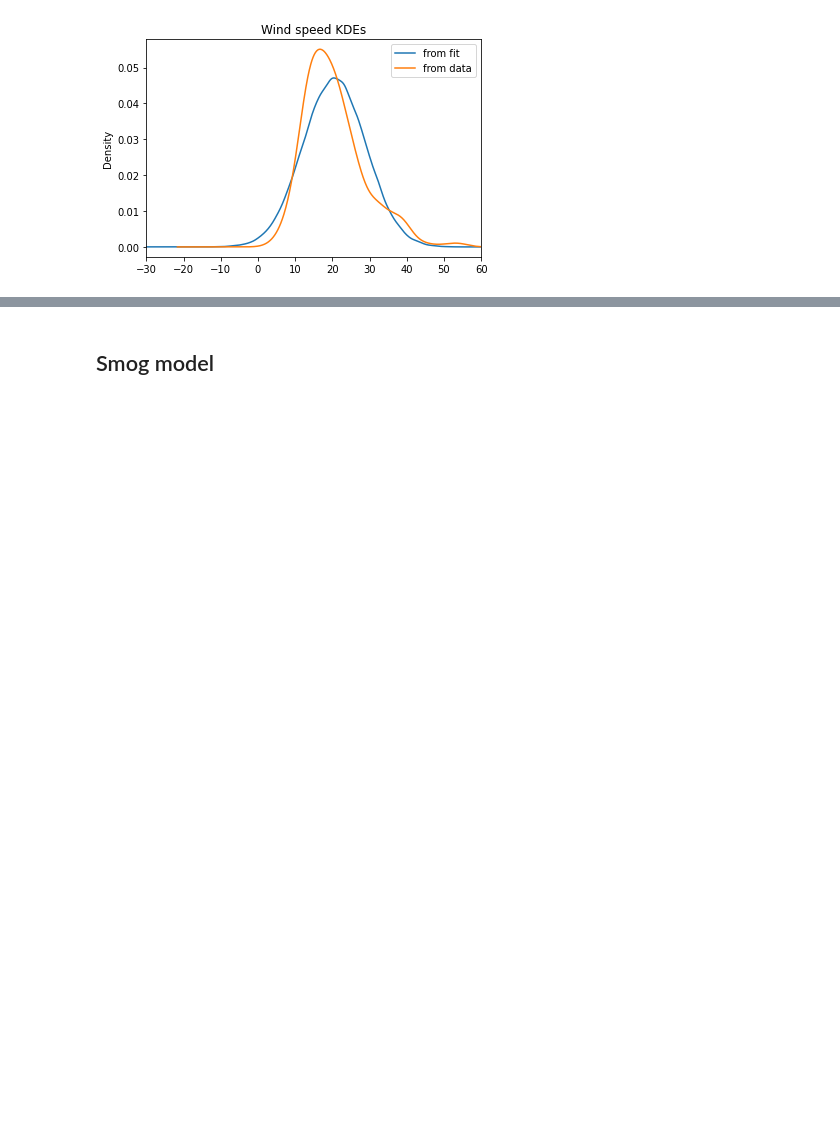
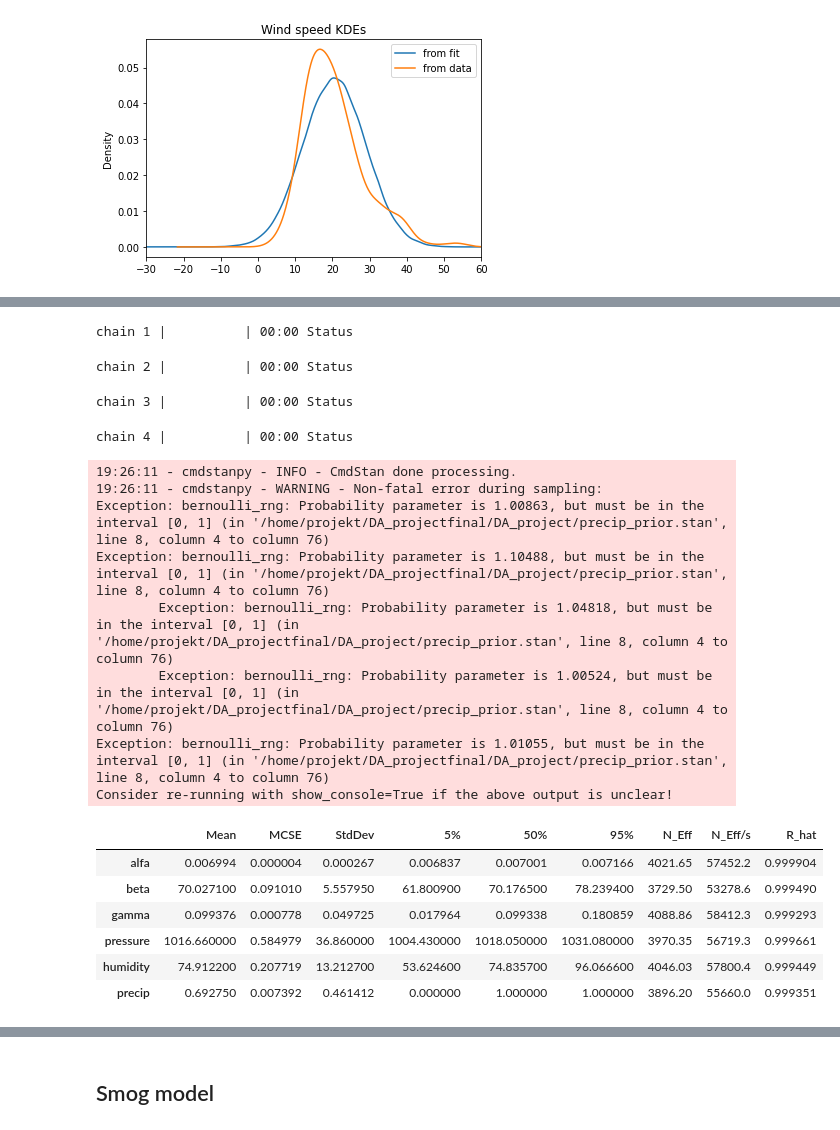
Before and after one commit to joannanuzka/DA_project, a Jupyter notebook: project.ipynb, the cells around one changed output, grey strips where cells are left out. Cells and saved outputs as stored; diff of their text form; code cells hidden in the pictures; blank space fills up the shorter version.

```diff
--- a/project.ipynb
+++ b/project.ipynb
@@ -281,0 +337,4 @@ plt.show()
+# %%
+precip_ppc = precip_model.sample(iter_warmup=1000, iter_sampling=1000, seed=6072023)
+precip_ppc.summary()
+# %% [output]
@@ -281,0 +342,19 @@ plt.show()
+chain 1 |          | 00:00 Status
+chain 2 |          | 00:00 Status
+chain 3 |          | 00:00 Status
+chain 4 |          | 00:00 Status
+19:26:11 - cmdstanpy - INFO - CmdStan done processing.
+19:26:11 - cmdstanpy - WARNING - Non-fatal error during sampling:
+Exception: bernoulli_rng: Probability parameter is 1.00863, but must be in the interval [0, 1] (in '/home/projekt/DA_projectfinal/DA_project/precip_prior.stan', line 8, column 4 to column 76)
+Exception: bernoulli_rng: Probability parameter is 1.10488, but must be in the interval [0, 1] (in '/home/projekt/DA_projectfinal/DA_project/precip_prior.stan', line 8, column 4 to column 76)
+        Exception: bernoulli_rng: Probability parameter is 1.04818, but must be in the interval [0, 1] (in '/home/projekt/DA_projectfinal/DA_project/precip_prior.stan', line 8, column 4 to column 76)
+        Exception: bernoulli_rng: Probability parameter is 1.00524, but must be in the interval [0, 1] (in '/home/projekt/DA_projectfinal/DA_project/precip_prior.stan', line 8, column 4 to column 76)
+Exception: bernoulli_rng: Probability parameter is 1.01055, but must be in the interval [0, 1] (in '/home/projekt/DA_projectfinal/DA_project/precip_prior.stan', line 8, column 4 to column 76)
+Consider re-running with show_console=True if the above output is unclear!
+|  | Mean | MCSE | StdDev | 5% | 50% | 95% | N_Eff | N_Eff/s | R_hat |
+| alfa | 0.006994 | 0.000004 | 0.000267 | 0.006837 | 0.007001 | 0.007166 | 4021.65 | 57452.2 | 0.999904 |
+| beta | 70.027100 | 0.091010 | 5.557950 | 61.800900 | 70.176500 | 78.239400 | 3729.50 | 53278.6 | 0.999490 |
+| gamma | 0.099376 | 0.000778 | 0.049725 | 0.017964 | 0.099338 | 0.180859 | 4088.86 | 58412.3 | 0.999293 |
+| pressure | 1016.660000 | 0.584979 | 36.860000 | 1004.430000 | 1018.050000 | 1031.080000 | 3970.35 | 56719.3 | 0.999661 |
+| humidity | 74.912200 | 0.207719 | 13.212700 | 53.624600 | 74.835700 | 96.066600 | 4046.03 | 57800.4 | 0.999449 |
+| precip | 0.692750 | 0.007392 | 0.461412 | 0.000000 | 1.000000 | 1.000000 | 3896.20 | 55660.0 | 0.999351 |
```
Also changed, not shown: parts of 24 cells of this notebook, 19 other files.
